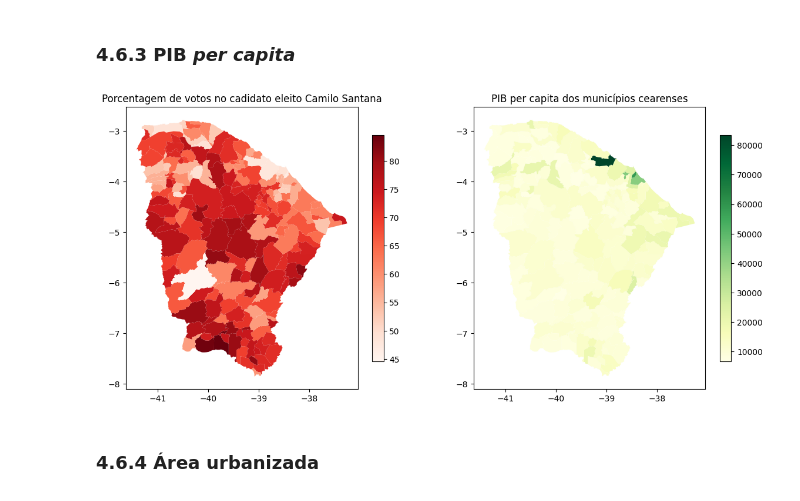
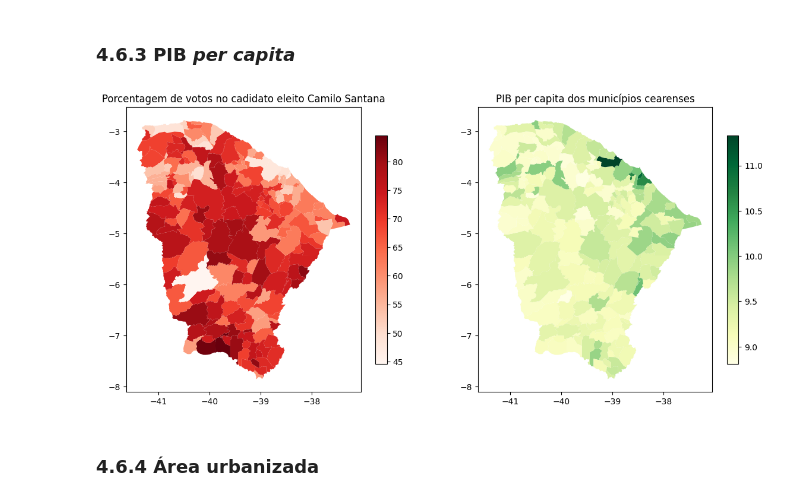
Before and after one commit to DamodaraBarbosa/clustering_municipios_eleicoes_2022_ceara, a Jupyter notebook: 07_senador_analysis_eleicoes_ceara_2022.ipynb, the cells around one changed output. Saved outputs shown, nothing was run; the diff lists cells and outputs as text; code cells hidden in the pictures.

```diff
--- a/07_senador_analysis_eleicoes_ceara_2022.ipynb
+++ b/07_senador_analysis_eleicoes_ceara_2022.ipynb
@@ -462,12 +452,12 @@ plt.show()
 # %%
 fig, ax = plt.subplots(1, 2, figsize= (14, 10))
 ax1 = votos_camilo_por_municipio.plot('porcentagem_votos', legend= True, cmap= 'Reds', legend_kwds= {'shrink': 0.5}, ax= ax[0])
 ax1.set_title('Porcentagem de votos no cadidato eleito Camilo Santana')
-ax2 = dados_ibge.plot('pib_per_capita', cmap= 'YlGn', legend= True, legend_kwds= {'shrink': 0.5}, ax= ax[1])
+ax2 = dados_ibge.plot(np.log(dados_ibge['pib_per_capita']), cmap= 'YlGn', legend= True, legend_kwds= {'shrink': 0.5}, ax= ax[1])
 ax2.set_title('PIB per capita dos municípios cearenses')
 plt.show()
 # %% [output]
-[figure, old version]
+[figure, new version]
 # %% [markdown]
 ### 4.6.4 Área urbanizada
 # %%
```
Also changed, not shown: parts of 29 cells of this notebook.
